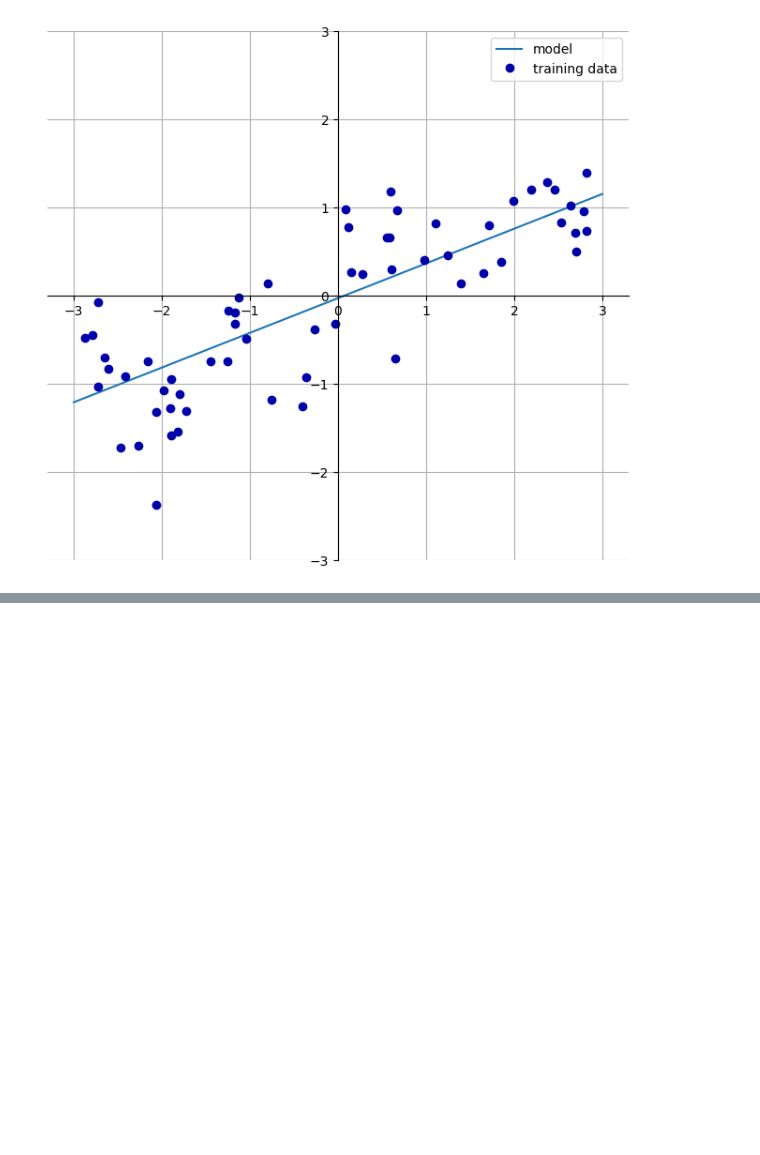
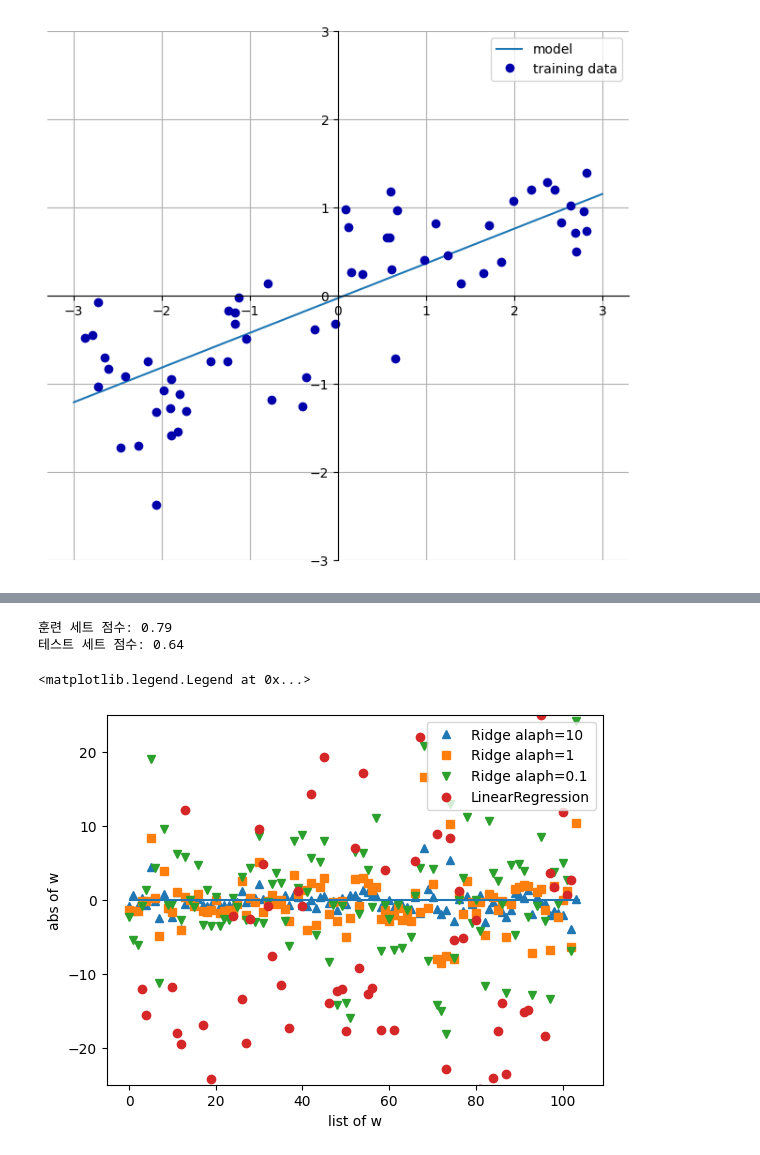
Before and after one commit to yena2bell/ML_study, a Jupyter notebook: 240509 linear model regression.ipynb, the cells around one changed output, grey strips where cells are left out. Saved outputs shown, nothing was run; the diff lists cells and outputs as text; code cells hidden in the pictures; blank space fills up the shorter version.

```diff
--- a/240509 linear model regression.ipynb
+++ b/240509 linear model regression.ipynb
@@ -11,0 +43,15 @@ w[0]: 0.393906  b: -0.031804
+# %%
+from mglearn.datasets import load_extended_boston
+
+X, y = load_extended_boston()
+X_train, X_test, y_train, y_test = train_test_split(X,y, random_state=0)
+lr = LinearRegression().fit(X_train, y_train)
+
+print("lr.coef_: {}".format(lr.coef_))
+#앞서 언급된 w
+print("lr.intercept_: {}".format(lr.intercept_))
+#앞서 언급된 b
+
+
+print("훈련 세트 점수: {:.2f}".format(lr.score(X_train, y_train)))
+print("테스트 세트 점수: {:.2f}".format(lr.score(X_test, y_test)))
@@ -11,0 +85,32 @@ w[0]: 0.393906  b: -0.031804
+# %%
+from sklearn.linear_model import Ridge
+
+ridge = Ridge(alpha=10).fit(X_train, y_train)
+#바로 앞의 boston extended
+#alpha 값이 커지면 각 계수들 (w)이 0에 더 가까워진다. 기본값은 1
+
+print("훈련 세트 점수: {:.2f}".format(ridge.score(X_train, y_train)))
+print("테스트 세트 점수: {:.2f}".format(ridge.score(X_test, y_test)))
+# %% [output]
+훈련 세트 점수: 0.79
+테스트 세트 점수: 0.64
+# %%
+#alpha와 coef_의 속성 관계.
+#한 번 이해했으면 별 의미 없는 코드.
+
+%matplotlib inline
+import matplotlib.pyplot as plt
+plt.plot(Ridge(alpha=10).fit(X_train, y_train).coef_, '^', label="Ridge alaph=10")
+plt.plot(Ridge(alpha=1).fit(X_train, y_train).coef_, 's', label="Ridge alaph=1")
+plt.plot(Ridge(alpha=0.1).fit(X_train, y_train).coef_, 'v', label="Ridge alaph=0.1")
+
+plt.plot(lr.coef_, 'o', label="LinearRegression")
+plt.xlabel("list of w")
+plt.ylabel("abs of w")
+plt.hlines(0,0,len(lr.coef_))
+#수평선 추가.
+plt.ylim(-25,25)
+plt.legend()
+# %% [output]
+<matplotlib.legend.Legend at 0x...>
+[figure, added]
```
Also changed, not shown: parts of 16 cells of this notebook.
